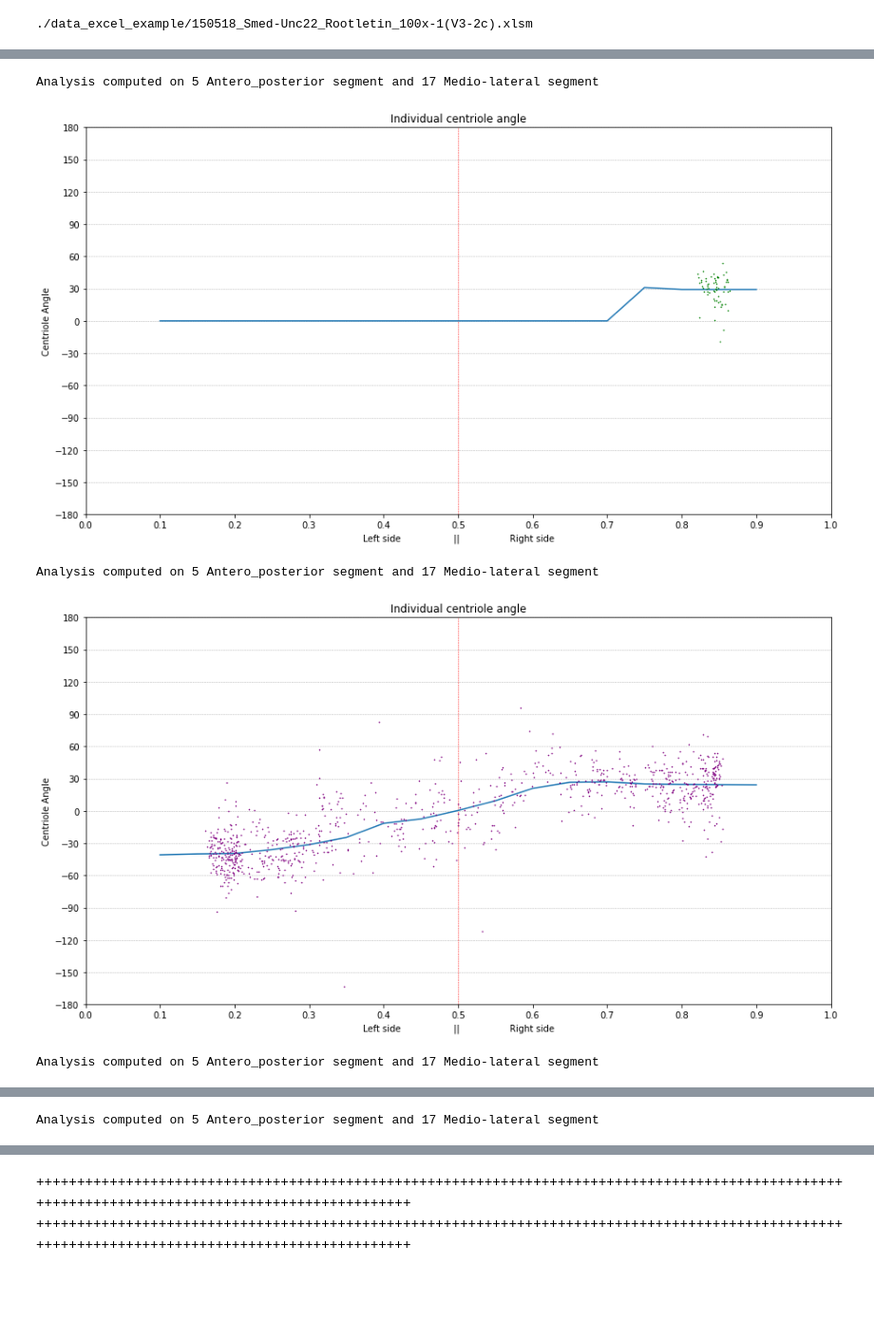
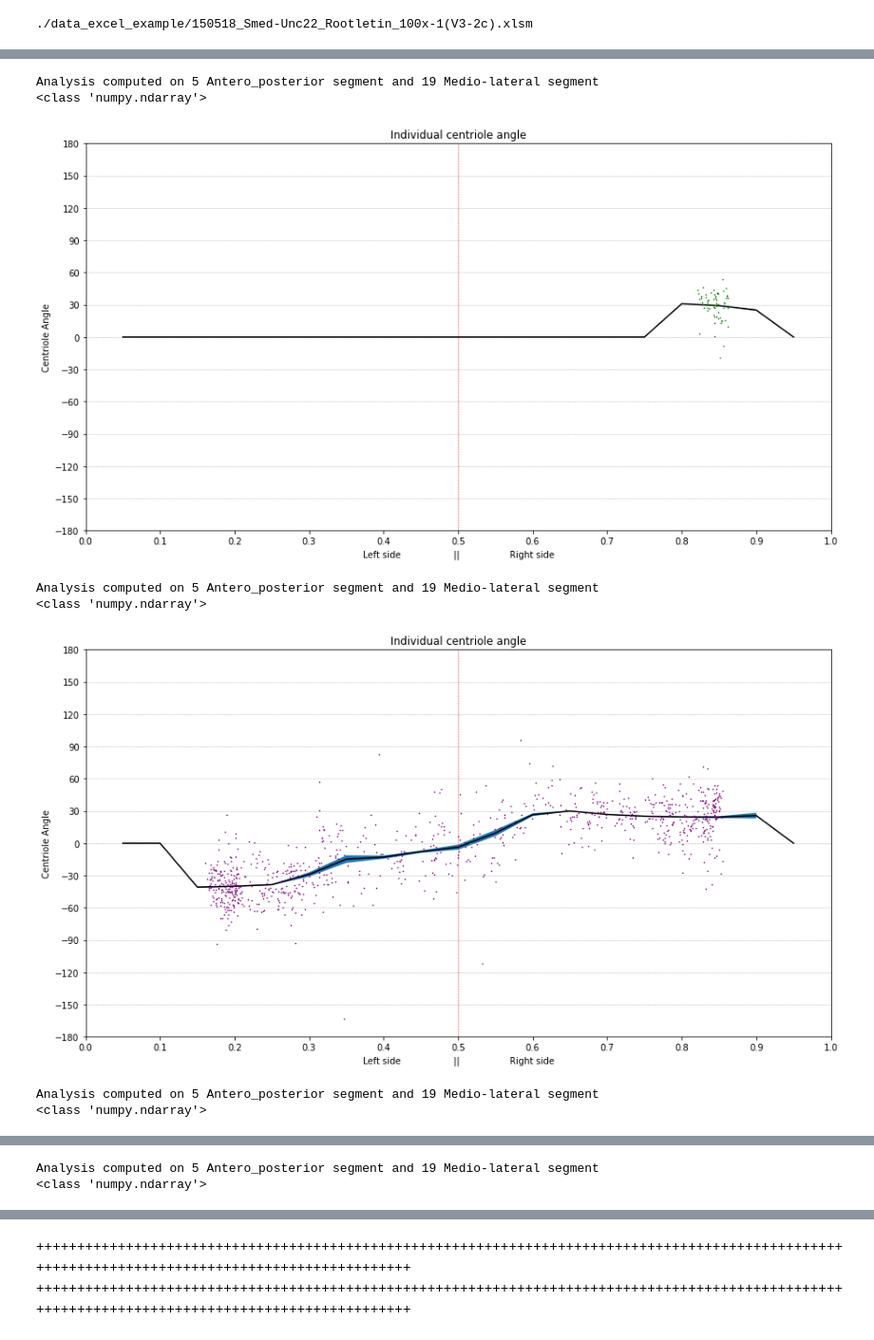
Before and after one commit to RaphaelBecquart/IJM-internship, a Jupyter notebook: Main.ipynb, the cells around one changed output, grey strips where cells are left out. Shown at 95% size. Drawn from its saved outputs; the diff is of its cells as text; code cells hidden in the pictures; blank space fills up the shorter version.

```diff
--- a/Main.ipynb
+++ b/Main.ipynb
@@ -181,20 +179,24 @@ plt.show()
 def print_a_antero_posterior_result(a_centriole_list, which_antero_posterior_segment, n_ante_post_segment = 5, a_lat_size = 0.2, a_lat_step = 0.05):
     ''' Function that print on a graph all the centriole that belong to an antero posterior segment'''
 
-    moving_average = moving_average_angle(reoriented_centriole,
+    moving_average, moving_std = moving_average_angle(reoriented_centriole,
                      a_lateral_size = a_lat_size,
                      lat_step = a_lat_step,
                      a_longitudinal_size = 1/n_ante_post_segment,
                      long_step = 1/n_ante_post_segment)
 
     y_ma_values = moving_average[which_antero_posterior_segment]
+    y_cstd_values = moving_std[which_antero_posterior_segment]
+    print(type(y_cstd_values))
+
     x_ma_values = np.linspace(a_lat_size/2, 1-a_lat_size/2, len(y_ma_values))
 
     longitudinal_ = which_antero_posterior_segment + 1
 
     plt.figure(figsize=(15,8))
 
-    plt.plot(x_ma_values, y_ma_values)
+    plt.plot(x_ma_values, y_ma_values, color = 'k')
+    plt.fill_between(x_ma_values, (y_ma_values-y_cstd_values), (y_ma_values+y_cstd_values))
 
     color_graph = ['orange', 'green', 'purple', 'cyan', 'blue']
     for a_centriole in a_centriole_list:
@@ -282,5 +292,5 @@ def moving_average_angle(a_centriole_list, a_lateral_size, lat_step, a_longitudi
 # Graphical representation of the results
 
 for i in range(5):
-    print_a_antero_posterior_result(reoriented_centriole, i, n_ante_post_segment = 5, a_lat_size = 0.2, a_lat_step = 0.05)
+    print_a_antero_posterior_result(reoriented_centriole, i, n_ante_post_segment = 5, a_lat_size = 0.1, a_lat_step = 0.05)
 # %% [output]
@@ -289,5 +300,8 @@ Analysis computed on 5 Antero_posterior segment and 17 Medio-lateral segment
-Analysis computed on 5 Antero_posterior segment and 17 Medio-lateral segment
+Analysis computed on 5 Antero_posterior segment and 19 Medio-lateral segment
+<class 'numpy.ndarray'>
-[figure, old version]
+[figure, new version]
-Analysis computed on 5 Antero_posterior segment and 17 Medio-lateral segment
+Analysis computed on 5 Antero_posterior segment and 19 Medio-lateral segment
+<class 'numpy.ndarray'>
-[figure, old version]
+[figure, new version]
-Analysis computed on 5 Antero_posterior segment and 17 Medio-lateral segment
+Analysis computed on 5 Antero_posterior segment and 19 Medio-lateral segment
+<class 'numpy.ndarray'>
@@ -295 +309,2 @@ Analysis computed on 5 Antero_posterior segment and 17 Medio-lateral segment
-Analysis computed on 5 Antero_posterior segment and 17 Medio-lateral segment
+Analysis computed on 5 Antero_posterior segment and 19 Medio-lateral segment
+<class 'numpy.ndarray'>
```
Also changed, not shown: parts of 5 cells of this notebook.
